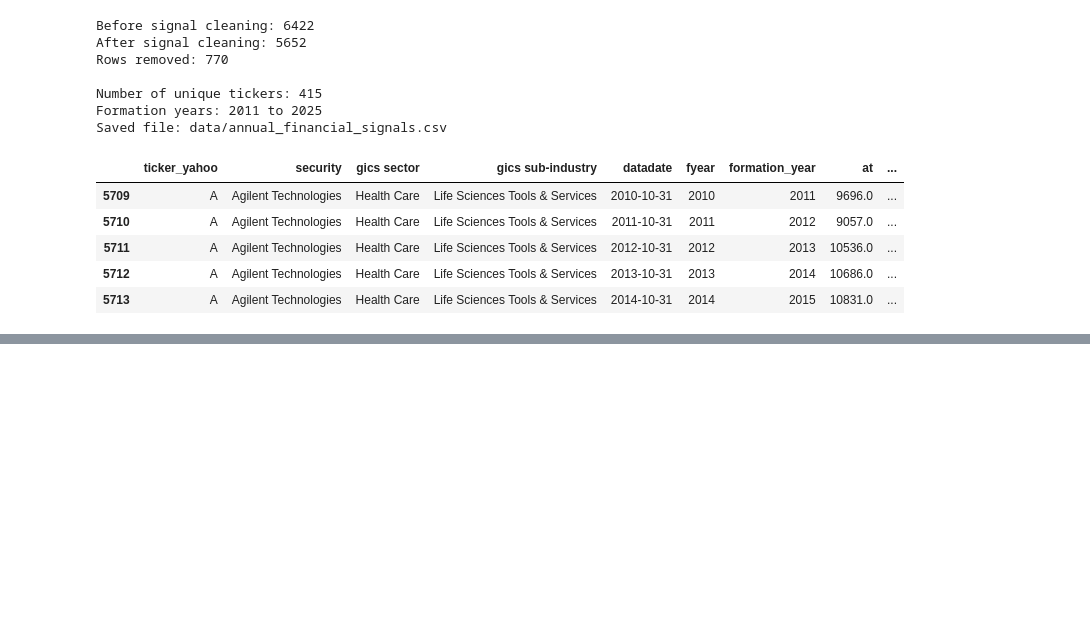
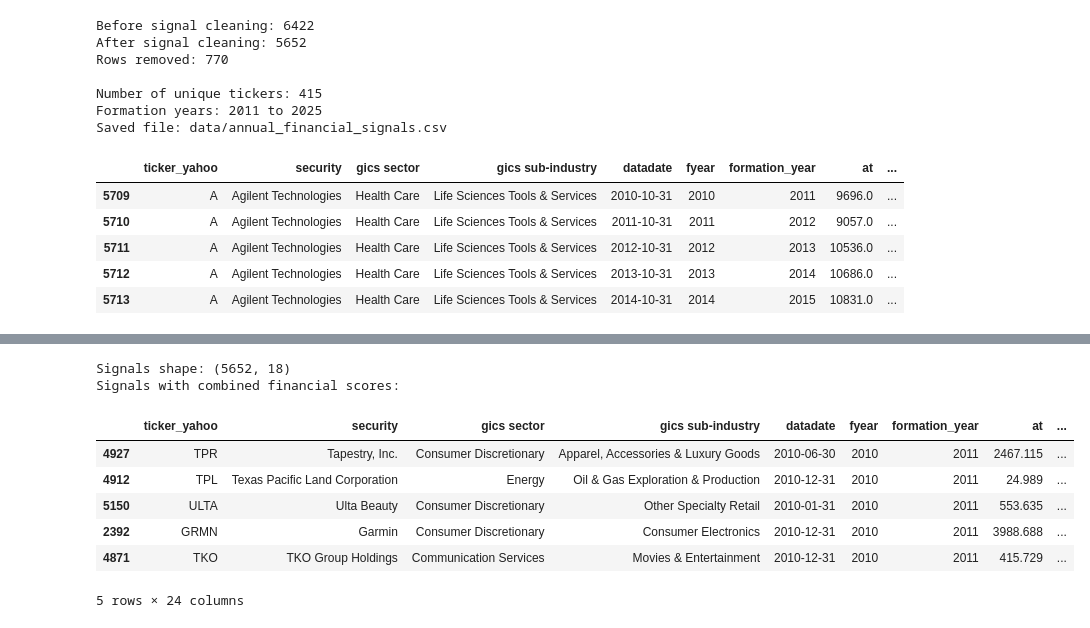
Before and after one commit to nekumonokat/ACCT655_AVI_Project, a Jupyter notebook: analysis.ipynb, the cells around one changed output, grey strips where cells are left out. Drawn from its saved outputs; the diff is of its cells as text; code cells hidden in the pictures; blank space fills up the shorter version.

```diff
--- a/analysis.ipynb
+++ b/analysis.ipynb
@@ -734,0 +742,68 @@ Saved file: data/annual_financial_signals.csv
+# %%
+# ------------------------------------------------------------
+# 8.1 Load financial signal data
+# ------------------------------------------------------------
+
+signals = pd.read_csv("data/annual_financial_signals.csv")
+print("Signals shape:", signals.shape)
+
+# ------------------------------------------------------------
+# 8.2 Create percentile scores by formation year
+# ------------------------------------------------------------
+
+# Higher is better
+signals["btm_score"] = (
+    signals.groupby("formation_year")["book_to_market"]
+    .rank(pct=True)
+)
+signals["roe_score"] = (
+    signals.groupby("formation_year")["roe"]
+    .rank(pct=True)
+)
+signals["profitability_score"] = (
+    signals.groupby("formation_year")["gross_profitability"]
+    .rank(pct=True)
+)
+
+# Lower is better, so reverse the score
+signals["leverage_score"] = (
+    1 - signals.groupby("formation_year")["leverage"]
+    .rank(pct=True)
+)
+signals["asset_growth_score"] = (
+    1 - signals.groupby("formation_year")["asset_growth"]
+    .rank(pct=True)
+)
+
+# ------------------------------------------------------------
+# 8.3 Create combined financial score
+# ------------------------------------------------------------
+
+score_cols = [
+    "btm_score",
+    "roe_score",
+    "profitability_score",
+    "leverage_score",
+    "asset_growth_score"
+]
+
+# Calculate the mean of the five scores to create a combined financial score
+signals["combined_financial_score"] = signals[score_cols].mean(axis=1)
+
+signals = signals.sort_values(
+    ["formation_year", "combined_financial_score"],
+    ascending=[True, False]
+).copy()
+
+print("Signals with combined financial scores:")
+signals.head()
+# %% [output]
+Signals shape: (5652, 18)
+Signals with combined financial scores:
+|  | ticker_yahoo | security | gics sector | gics sub-industry | datadate | fyear | formation_year | at | ... |
+| 4927 | TPR | Tapestry, Inc. | Consumer Discretionary | Apparel, Accessories & Luxury Goods | 2010-06-30 | 2010 | 2011 | 2467.115 | ... |
+| 4912 | TPL | Texas Pacific Land Corporation | Energy | Oil & Gas Exploration & Production | 2010-12-31 | 2010 | 2011 | 24.989 | ... |
+| 5150 | ULTA | Ulta Beauty | Consumer Discretionary | Other Specialty Retail | 2010-01-31 | 2010 | 2011 | 553.635 | ... |
+| 2392 | GRMN | Garmin | Consumer Discretionary | Consumer Electronics | 2010-12-31 | 2010 | 2011 | 3988.688 | ... |
+| 4871 | TKO | TKO Group Holdings | Communication Services | Movies & Entertainment | 2010-12-31 | 2010 | 2011 | 415.729 | ... |
+5 rows × 24 columns
```
Also changed, not shown: parts of 11 cells of this notebook.
